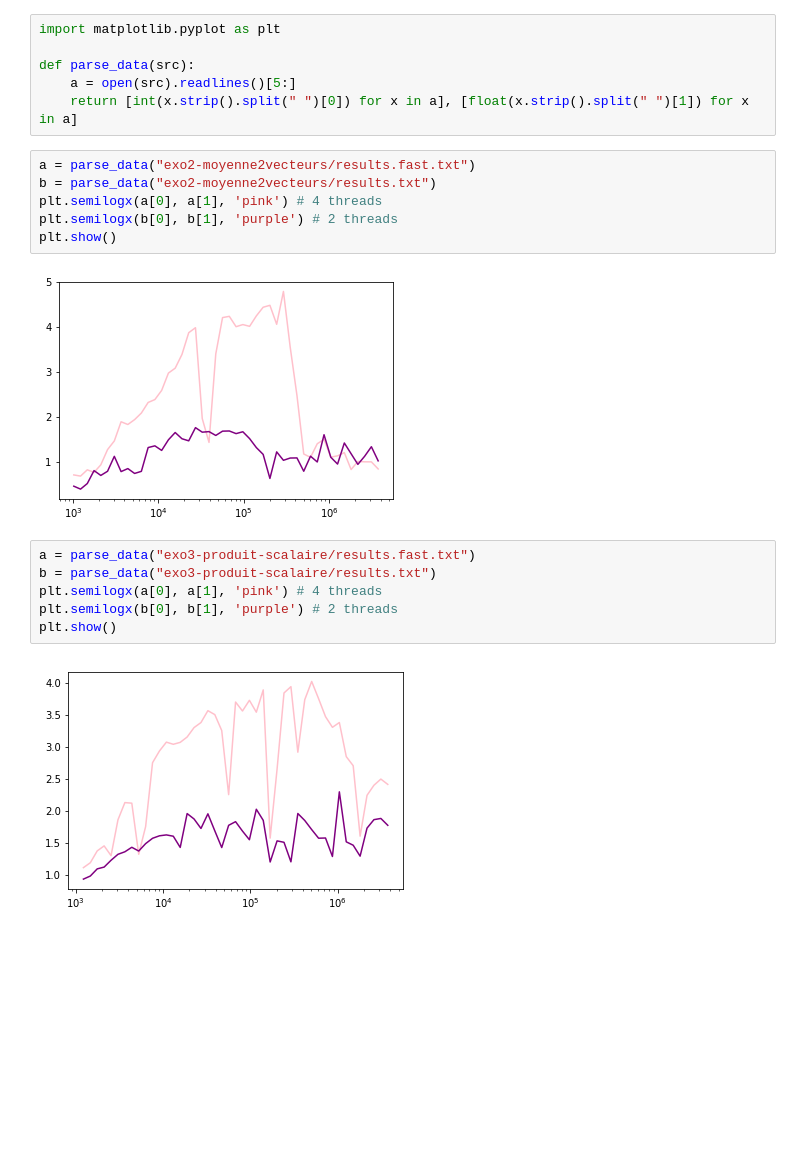
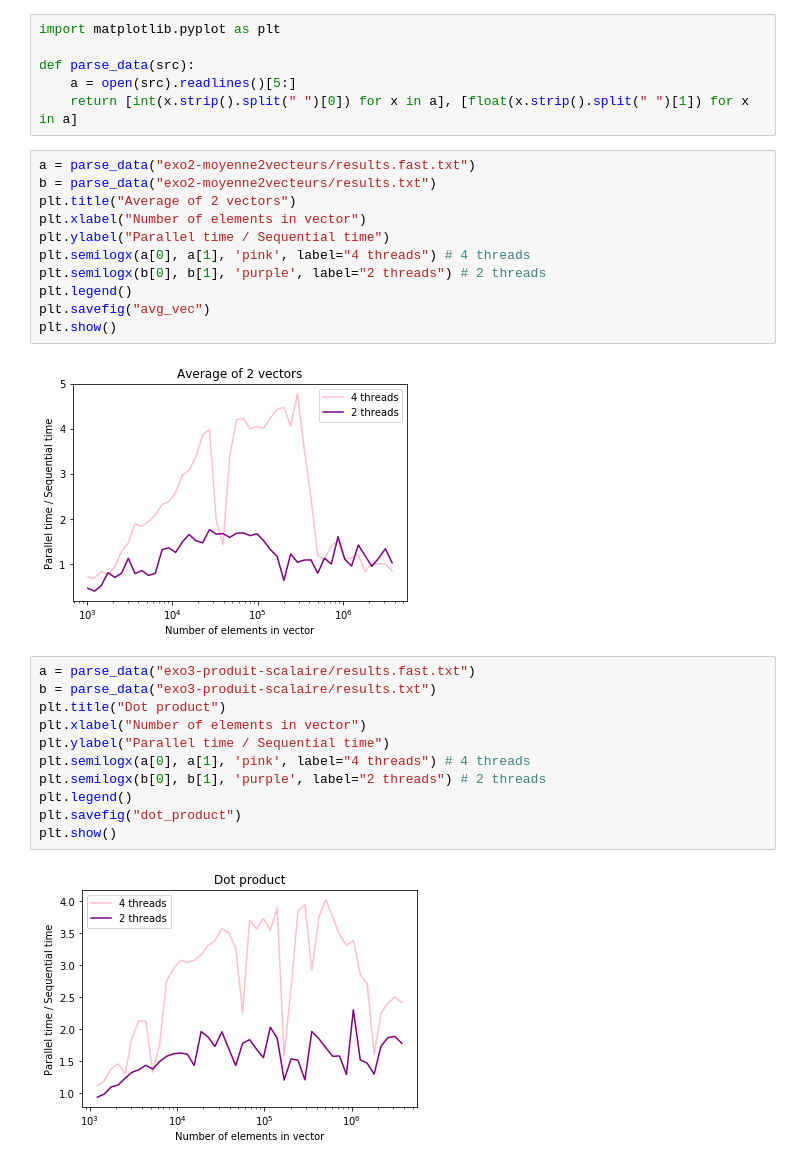
Before and after one commit to yirenWang/progparallel, a Jupyter notebook: 02-OpenMP/Graphs.ipynb, the cells around one changed output. Drawn from its saved outputs; the diff is of its cells as text; blank space fills up the shorter version.

```diff
--- a/02-OpenMP/Graphs.ipynb
+++ b/02-OpenMP/Graphs.ipynb
@@ -7,18 +7,28 @@ def parse_data(src):
 # %%
 a = parse_data("exo2-moyenne2vecteurs/results.fast.txt")
 b = parse_data("exo2-moyenne2vecteurs/results.txt")
-plt.semilogx(a[0], a[1], 'pink') # 4 threads
-plt.semilogx(b[0], b[1], 'purple') # 2 threads
+plt.title("Average of 2 vectors")
+plt.xlabel("Number of elements in vector")
+plt.ylabel("Parallel time / Sequential time")
+plt.semilogx(a[0], a[1], 'pink', label="4 threads") # 4 threads
+plt.semilogx(b[0], b[1], 'purple', label="2 threads") # 2 threads
+plt.legend()
+plt.savefig("avg_vec")
 plt.show()
 # %% [output]
-[figure, old version]
+[figure, new version]
 # %%
 a = parse_data("exo3-produit-scalaire/results.fast.txt")
 b = parse_data("exo3-produit-scalaire/results.txt")
-plt.semilogx(a[0], a[1], 'pink') # 4 threads
-plt.semilogx(b[0], b[1], 'purple') # 2 threads
+plt.title("Dot product")
+plt.xlabel("Number of elements in vector")
+plt.ylabel("Parallel time / Sequential time")
+plt.semilogx(a[0], a[1], 'pink', label="4 threads") # 4 threads
+plt.semilogx(b[0], b[1], 'purple', label="2 threads") # 2 threads
+plt.legend()
+plt.savefig("dot_product")
 plt.show()
 # %% [output]
-[figure, old version]
+[figure, new version]
 # %%
 import glob
```
Also changed, not shown: parts of 1 cell of this notebook, 9 other files.
